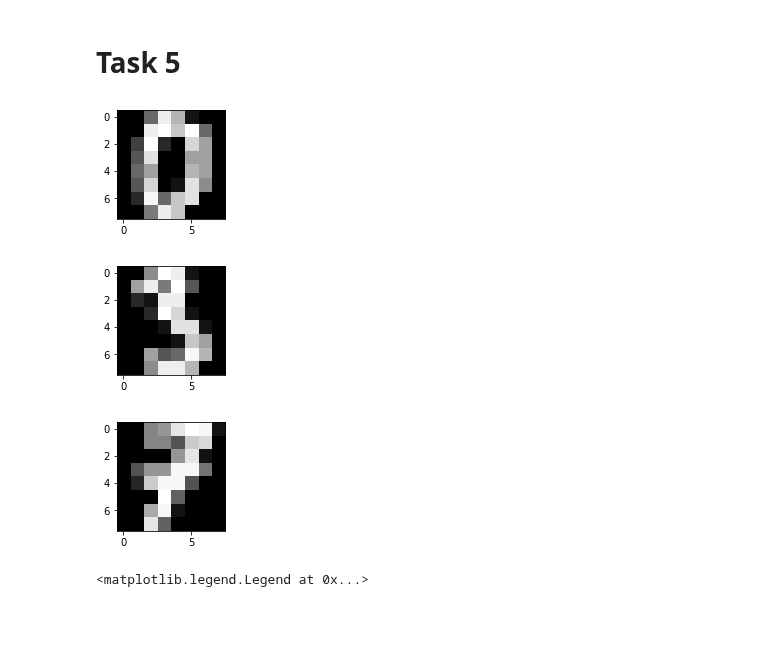
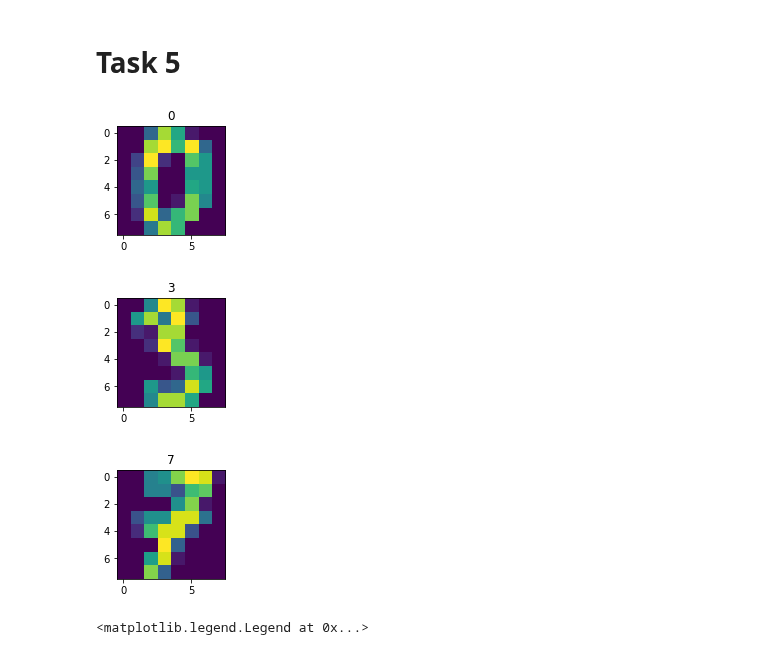
Before and after one commit to zugzvangg/SPC, a Jupyter notebook: numerics/HW2/HW2.ipynb, the cells around one changed output. Cells and saved outputs as stored; diff of their text form; code cells hidden in the pictures; blank space fills up the shorter version.

```diff
--- a/numerics/HW2/HW2.ipynb
+++ b/numerics/HW2/HW2.ipynb
@@ -75,2 +107,14 @@ print(f'Eigen values of A:   {np.linalg.eig(A)[0]}')
 # %% [markdown]
 # Task 4
+# %%
+with h5py.File('A.hdf', "r") as f:
+    A_ = f["A"]["block0_values"][()]
+    f.close()
+
+def get_error(k_: int):
+    A_svds = svds(A_, k = k_)
+    h = A_svds[0][:,:k_] @ np.diag(A_svds[1][:k_])
+    nu = A_svds[2][:k_,:]
+    h_nu = h@nu
+    sigma_err = np.sqrt(np.sum((A_ - h_nu)**2))/np.sqrt(np.sum(A_**2))
+    return sigma_err
@@ -85,10 +144,11 @@ with h5py.File('digits.hdf', "r") as f:
 # %%
 for i in (0, 3, 7):
     plt.figure(figsize=(2,2))
-    plt.imshow(data[i].reshape(8, 8), cmap = 'Greys_r')
+    plt.title(i)
+    plt.imshow(data[i].reshape(8, 8))
 # %% [output]
-[figure, old version]
+[figure, new version]
-[figure, old version]
+[figure, new version]
-[figure, old version]
+[figure, new version]
 # %%
 # normalizing data
```
Also changed, not shown: parts of 13 cells of this notebook.
